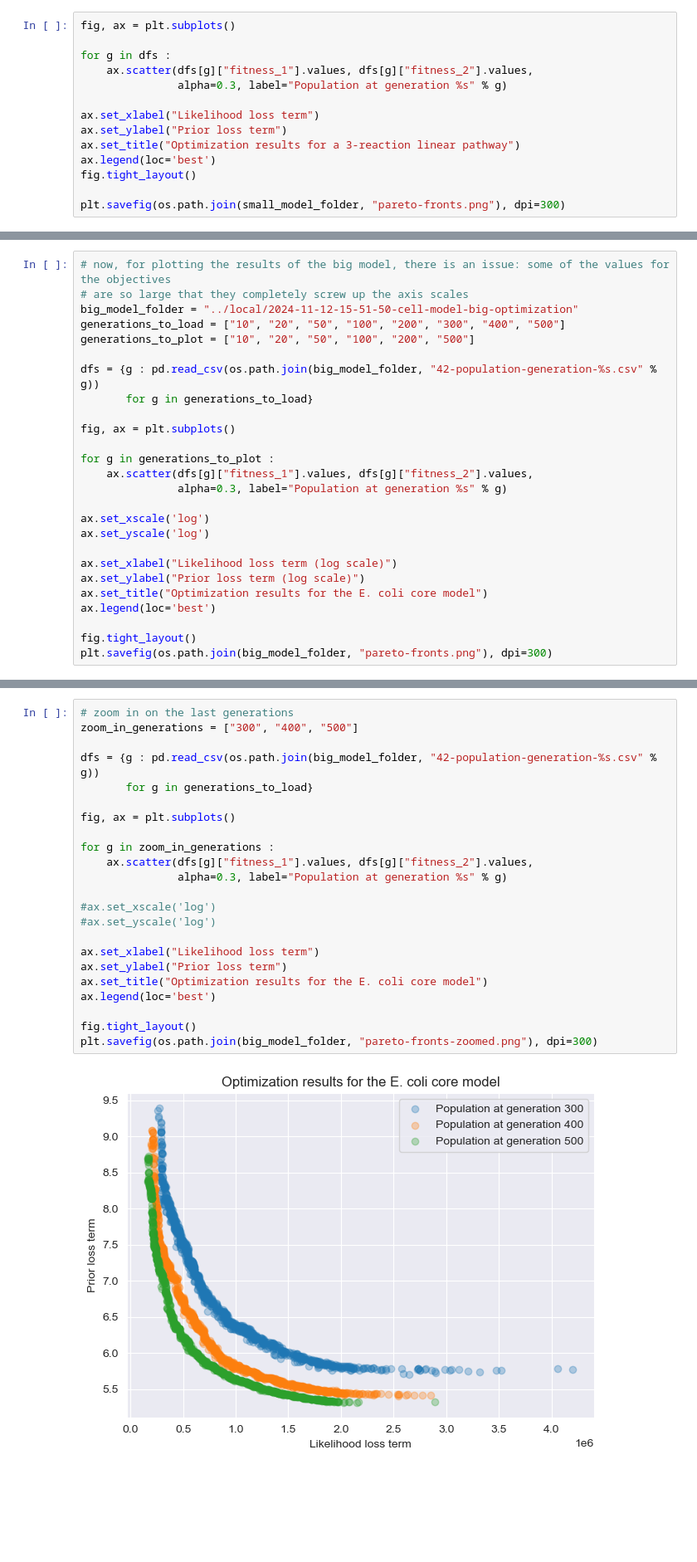
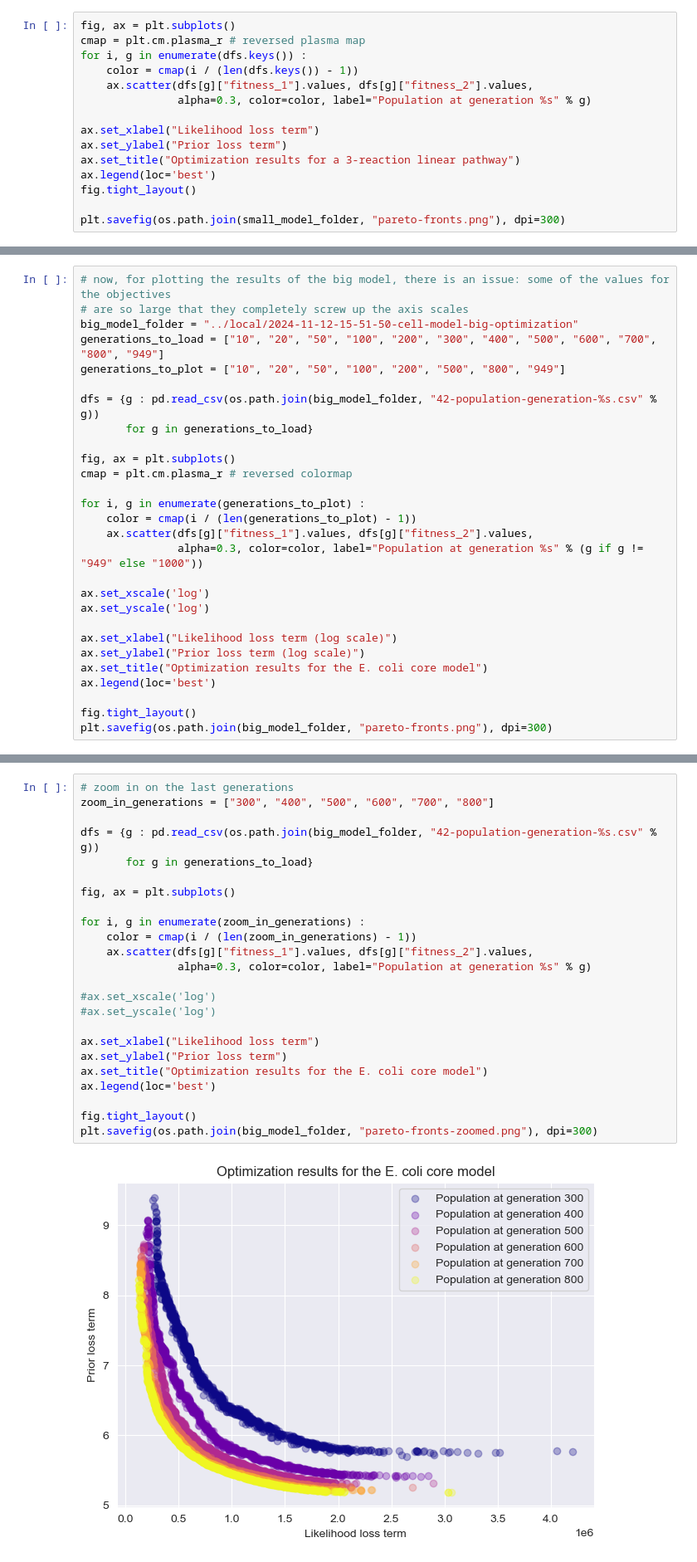
Before and after one commit to albertotonda/evolutionary-optimization-cell-models, a Jupyter notebook: src/plot_figures.ipynb, the cells around one changed output, grey strips where cells are left out. Shown: that part at 83% size. Saved outputs shown, nothing was run; the diff lists cells and outputs as text; blank space fills up the shorter version.

```diff
--- a/src/plot_figures.ipynb
+++ b/src/plot_figures.ipynb
@@ -208,10 +208,11 @@ dfs = {g : pd.read_csv(os.path.join(small_model_folder, "42-population-generatio
        for g in generations_to_plot}
 # %%
 fig, ax = plt.subplots()
-
-for g in dfs :
+cmap = plt.cm.plasma_r # reversed plasma map
+for i, g in enumerate(dfs.keys()) :
+    color = cmap(i / (len(dfs.keys()) - 1))
     ax.scatter(dfs[g]["fitness_1"].values, dfs[g]["fitness_2"].values,
-               alpha=0.3, label="Population at generation %s" % g)
+               alpha=0.3, color=color, label="Population at generation %s" % g)
 
 ax.set_xlabel("Likelihood loss term")
 ax.set_ylabel("Prior loss term")
@@ -226,17 +227,19 @@ plt.savefig(os.path.join(small_model_folder, "pareto-fronts.png"), dpi=300)
 # now, for plotting the results of the big model, there is an issue: some of the values for the objectives
 # are so large that they completely screw up the axis scales
 big_model_folder = "../local/2024-11-12-15-51-50-cell-model-big-optimization"
-generations_to_load = ["10", "20", "50", "100", "200", "300", "400", "500"]
-generations_to_plot = ["10", "20", "50", "100", "200", "500"]
+generations_to_load = ["10", "20", "50", "100", "200", "300", "400", "500", "600", "700", "800", "949"]
+generations_to_plot = ["10", "20", "50", "100", "200", "500", "800", "949"]
 
 dfs = {g : pd.read_csv(os.path.join(big_model_folder, "42-population-generation-%s.csv" % g))
        for g in generations_to_load}
 
 fig, ax = plt.subplots()
+cmap = plt.cm.plasma_r # reversed colormap
 
-for g in generations_to_plot :
+for i, g in enumerate(generations_to_plot) :
+    color = cmap(i / (len(generations_to_plot) - 1))
     ax.scatter(dfs[g]["fitness_1"].values, dfs[g]["fitness_2"].values,
-               alpha=0.3, label="Population at generation %s" % g)
+               alpha=0.3, color=color, label="Population at generation %s" % (g if g != "949" else "1000"))
 
 ax.set_xscale('log')
 ax.set_yscale('log')
@@ -253,25 +256,26 @@ plt.savefig(os.path.join(big_model_folder, "pareto-fronts.png"), dpi=300)
 # %%
 # zoom in on the last generations
-zoom_in_generations = ["300", "400", "500"]
+zoom_in_generations = ["300", "400", "500", "600", "700", "800"]
 
 dfs = {g : pd.read_csv(os.path.join(big_model_folder, "42-population-generation-%s.csv" % g))
        for g in generations_to_load}
 
 fig, ax = plt.subplots()
 
-for g in zoom_in_generations :
+for i, g in enumerate(zoom_in_generations) :
+    color = cmap(i / (len(zoom_in_generations) - 1))
     ax.scatter(dfs[g]["fitness_1"].values, dfs[g]["fitness_2"].values,
-               alpha=0.3, label="Population at generation %s" % g)
+               alpha=0.3, color=color, label="Population at generation %s" % g)
 
 #ax.set_xscale('log')
 #ax.set_yscale('log')
 
 ax.set_xlabel("Likelihood loss term")
 ax.set_ylabel("Prior loss term")
 ax.set_title("Optimization results for the E. coli core model")
 ax.legend(loc='best')
 
 fig.tight_layout()
 plt.savefig(os.path.join(big_model_folder, "pareto-fronts-zoomed.png"), dpi=300)
 # %% [output]
-[figure, old version]
+[figure, new version]
```
Also changed, not shown: parts of 4 cells of this notebook, 4 other files.
